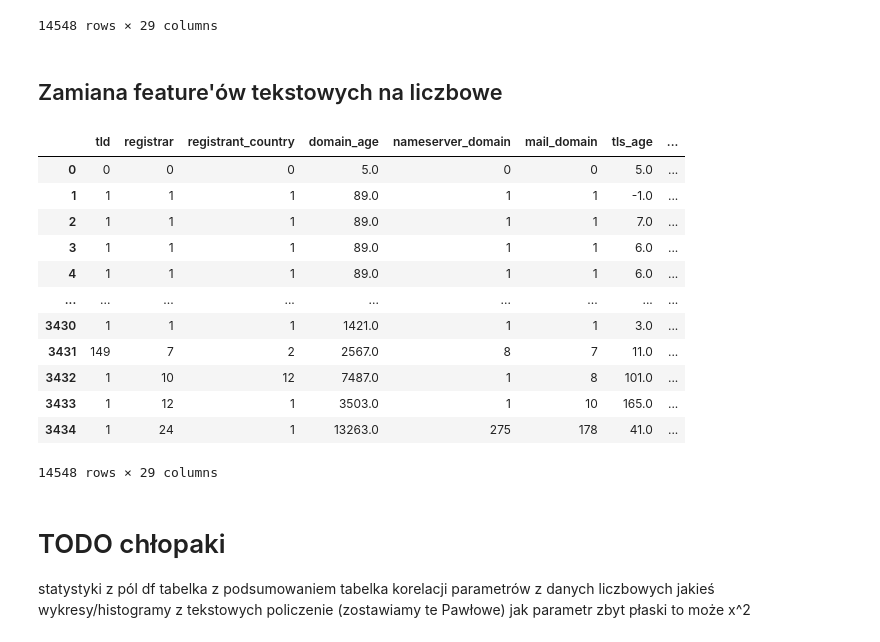
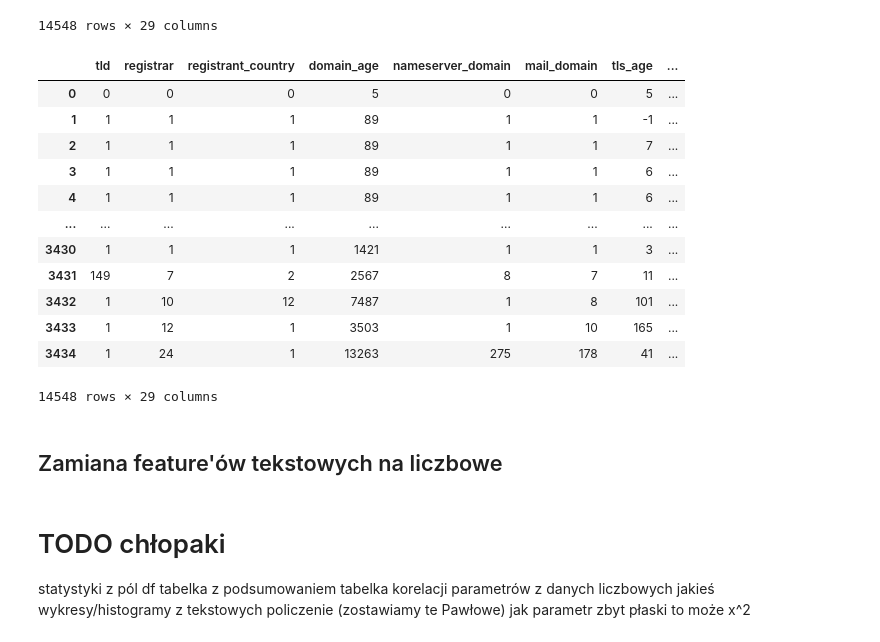
Before and after one commit to mksochota16/antiGrandmaScammer, a Jupyter notebook: grandma_analyzer/notebooks/notebook.ipynb, the cells around one changed output. Drawn from its saved outputs; the diff is of its cells as text; code cells hidden in the pictures.

```diff
--- a/grandma_analyzer/notebooks/notebook.ipynb
+++ b/grandma_analyzer/notebooks/notebook.ipynb
@@ -94,32 +94,54 @@ all_df
 | 3433 | com | GoDaddy.com, LLC | US | 3503.0 | cloudflare.com | godaddy.com | 165.0 | ... |
 | 3434 | com | CSC Corporate Domains, Inc. | US | 13263.0 | apple.com | apple.com | 41.0 | ... |
 14548 rows × 29 columns
+# %%
+import json
+
+all_df_ml = all_df.copy()
+all_df_ml['label'] = all_df['label'].replace({'illegitimate': 1, 'legitimate': 0})
+all_df_ml = all_df.fillna(-1)
+
+dict = {}
+for col in all_df_ml.columns:
+    if all_df_ml[col].dtype == object:  # Sprawdzenie, czy kolumna jest typu 'object' (string)
+        uniq_val = all_df_ml[col].unique()  # Pobranie unikalnych wartości dla danej kolumny
+        mapping = {val: index for index, val in enumerate(uniq_val)}  # Tworzenie mapowania
+        dict[col] = mapping  # Dodawanie mapowania do słownika
+
+dict = {col: {str(k): int(v) for k, v in mapping.items()} for col, mapping in dict.items()}
+
+with open('dict.json', 'w') as file:
+    json.dump(dict, file)
+
+
+all_df_ml_ready = all_df_ml.replace(dict).astype(int)
+all_df_ml_ready
+# %% [output]
+|  | tld | registrar | registrant_country | domain_age | nameserver_domain | mail_domain | tls_age | ... |
+| 0 | 0 | 0 | 0 | 5 | 0 | 0 | 5 | ... |
+| 1 | 1 | 1 | 1 | 89 | 1 | 1 | -1 | ... |
+| 2 | 1 | 1 | 1 | 89 | 1 | 1 | 7 | ... |
+| 3 | 1 | 1 | 1 | 89 | 1 | 1 | 6 | ... |
+| 4 | 1 | 1 | 1 | 89 | 1 | 1 | 6 | ... |
+| ... | ... | ... | ... | ... | ... | ... | ... | ... |
+| 3430 | 1 | 1 | 1 | 1421 | 1 | 1 | 3 | ... |
+| 3431 | 149 | 7 | 2 | 2567 | 8 | 7 | 11 | ... |
+| 3432 | 1 | 10 | 12 | 7487 | 1 | 8 | 101 | ... |
+| 3433 | 1 | 12 | 1 | 3503 | 1 | 10 | 165 | ... |
+| 3434 | 1 | 24 | 1 | 13263 | 275 | 178 | 41 | ... |
+14548 rows × 29 columns
 # %% [markdown]
 ## Zamiana feature'ów tekstowych na liczbowe
 # %%
-all_df_ml_ready = all_df.copy()
-#TODO możliwe że tu trzeba inaczej zamienić na liczbowe - nie wiem czy to jest ok, ktoś musi sprawdzić
-all_df_ml_ready['label'] = all_df_ml_ready['label'].replace({'illegitimate': 1, 'legitimate': 0})
-all_df_ml_ready = all_df_ml_ready.fillna(-1)
-for col in all_df_ml_ready.columns:
-    if all_df_ml_ready[col].dtype == object:  # Only apply to object (string) columns
-        labels, uniques = pd.factorize(all_df_ml_ready[col])
-        all_df_ml_ready[col] = labels
-all_df_ml_ready
+#all_df_ml_ready = all_df.copy()
+##TODO możliwe że tu trzeba inaczej zamienić na liczbowe - nie wiem czy to jest ok, ktoś musi sprawdzić
+#all_df_ml_ready['label'] = all_df_ml_ready['label'].replace({'illegitimate': 1, 'legitimate': 0})
+#all_df_ml_ready = all_df_ml_ready.fillna(-1)
+#for col in all_df_ml_ready.columns:
+#    if all_df_ml_ready[col].dtype == object:  # Only apply to object (string) columns
+#        labels, uniques = pd.factorize(all_df_ml_ready[col])
+#        all_df_ml_ready[col] = labels
+#all_df_ml_ready
-# %% [output]
-|  | tld | registrar | registrant_country | domain_age | nameserver_domain | mail_domain | tls_age | ... |
-| 0 | 0 | 0 | 0 | 5.0 | 0 | 0 | 5.0 | ... |
-| 1 | 1 | 1 | 1 | 89.0 | 1 | 1 | -1.0 | ... |
-| 2 | 1 | 1 | 1 | 89.0 | 1 | 1 | 7.0 | ... |
-| 3 | 1 | 1 | 1 | 89.0 | 1 | 1 | 6.0 | ... |
-| 4 | 1 | 1 | 1 | 89.0 | 1 | 1 | 6.0 | ... |
-| ... | ... | ... | ... | ... | ... | ... | ... | ... |
-| 3430 | 1 | 1 | 1 | 1421.0 | 1 | 1 | 3.0 | ... |
-| 3431 | 149 | 7 | 2 | 2567.0 | 8 | 7 | 11.0 | ... |
-| 3432 | 1 | 10 | 12 | 7487.0 | 1 | 8 | 101.0 | ... |
-| 3433 | 1 | 12 | 1 | 3503.0 | 1 | 10 | 165.0 | ... |
-| 3434 | 1 | 24 | 1 | 13263.0 | 275 | 178 | 41.0 | ... |
-14548 rows × 29 columns
 # %% [markdown]
 # TODO chłopaki
 statystyki z pól df
```
Also changed, not shown: parts of 12 cells of this notebook, 2 other files.
